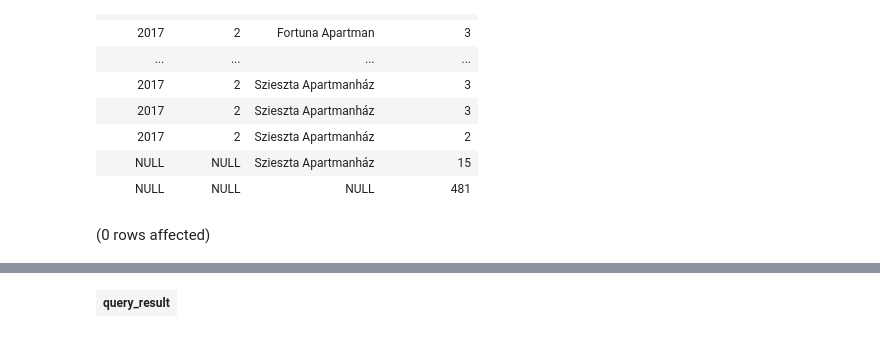
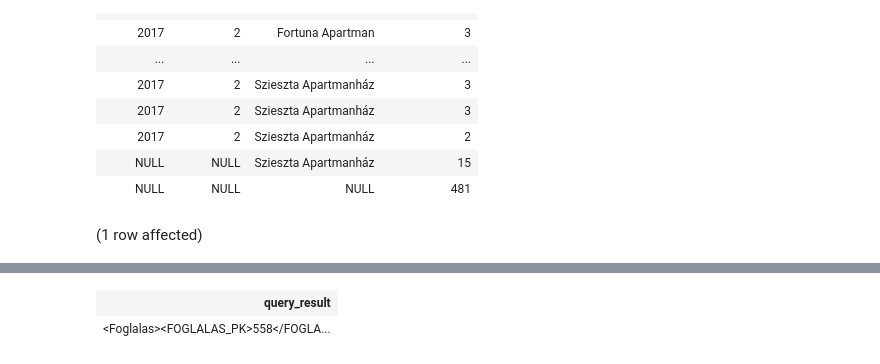
Before and after one commit to bbencii/zh1_szalloda, a Jupyter notebook: balazsbence.ipynb, the cells around one changed output, grey strips where cells are left out. Cells and saved outputs as stored; diff of their text form; code cells hidden in the pictures.

Commit message:
insert xmldata into table

```diff
--- a/balazsbence.ipynb
+++ b/balazsbence.ipynb
@@ -53,12 +53,19 @@ Total execution time: 00:00:00.060
 | NULL | NULL | Szieszta Apartmanház | 15 |
 | NULL | NULL | NULL | 481 |
 # %%
-drop table if exists xmlquery
+declare @xmldata XML;
+drop table if exists xmlquery;
 
 create table xmlquery(
     query_result xml
 );
 
-select * from xmlquery;
+select @xmldata =
+(
+select * from Foglalas
+for xml auto, elements
+);
+
+insert into xmlquery(query_result) values(@xmldata);
 # %% [output]
-(0 rows affected)
+(1 row affected)
@@ -66 +74,2 @@ Total execution time: 00:00:00.059
 | query_result |
+| <Foglalas><FOGLALAS_PK>558</FOGLA... |
```
Also changed, not shown: parts of 1 cell of this notebook.
